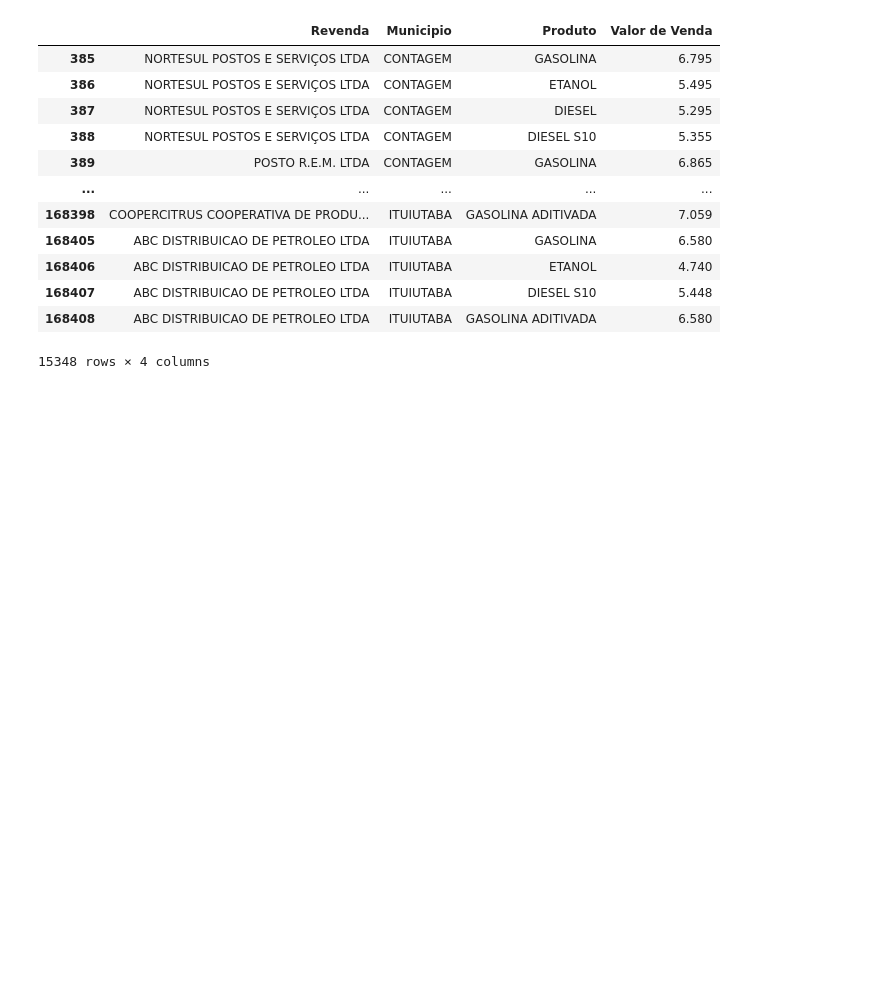
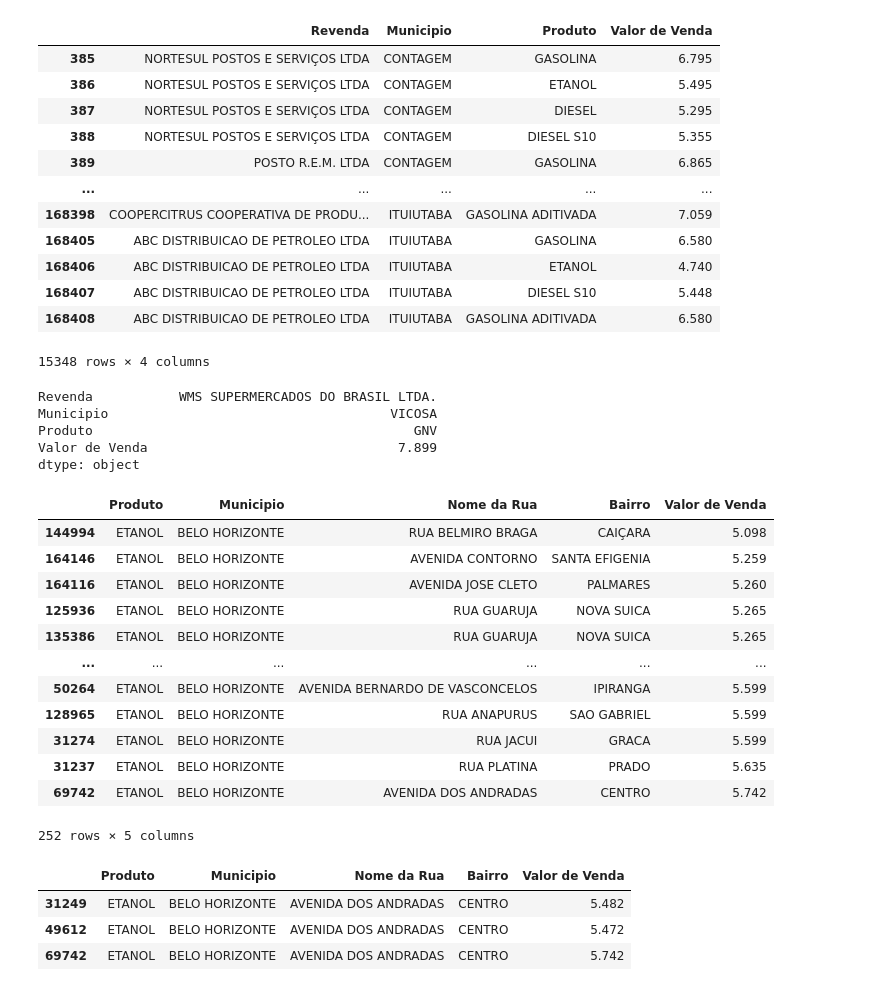
Before and after one commit to josemouraocpt/extensaoPythonPandas, a Jupyter notebook: First.ipynb, the cells around one changed output. Cells and saved outputs as stored; diff of their text form; code cells hidden in the pictures; blank space fills up the shorter version.

```diff
--- a/First.ipynb
+++ b/First.ipynb
@@ -109,3 +109,36 @@ display(combustiveis_df.loc[combustiveis_df['Estado - Sigla'] == "MG", ['Revenda
 | 168407 | ABC DISTRIBUICAO DE PETROLEO LTDA | ITUIUTABA | DIESEL S10 | 5.448 |
 | 168408 | ABC DISTRIBUICAO DE PETROLEO LTDA | ITUIUTABA | GASOLINA ADITIVADA | 6.580 |
 15348 rows × 4 columns
+# %%
+display(combustiveis_df.loc[combustiveis_df['Estado - Sigla'] == "MG", ['Revenda', 'Municipio', 'Produto', 'Valor de Venda']].max())
+# %% [output]
+Revenda           WMS SUPERMERCADOS DO BRASIL LTDA.
+Municipio                                    VICOSA
+Produto                                         GNV
+Valor de Venda                                7.899
+dtype: object
+# %%
+etanol_bh_df = combustiveis_df.loc[(combustiveis_df['Produto'] == 'ETANOL') & (combustiveis_df['Municipio'] == 'BELO HORIZONTE'), ['Produto','Municipio', 'Nome da Rua', 'Bairro', 'Valor de Venda']].sort_values(by="Valor de Venda")
+#etanol_bh_df.sort_values(by='Valor de Venda', inplace=True)
+display(etanol_bh_df)
+# %% [output]
+|  | Produto | Municipio | Nome da Rua | Bairro | Valor de Venda |
+| 144994 | ETANOL | BELO HORIZONTE | RUA BELMIRO BRAGA | CAIÇARA | 5.098 |
+| 164146 | ETANOL | BELO HORIZONTE | AVENIDA CONTORNO | SANTA EFIGENIA | 5.259 |
+| 164116 | ETANOL | BELO HORIZONTE | AVENIDA JOSE CLETO | PALMARES | 5.260 |
+| 125936 | ETANOL | BELO HORIZONTE | RUA GUARUJA | NOVA SUICA | 5.265 |
+| 135386 | ETANOL | BELO HORIZONTE | RUA GUARUJA | NOVA SUICA | 5.265 |
+| ... | ... | ... | ... | ... | ... |
+| 50264 | ETANOL | BELO HORIZONTE | AVENIDA BERNARDO DE VASCONCELOS | IPIRANGA | 5.599 |
+| 128965 | ETANOL | BELO HORIZONTE | RUA ANAPURUS | SAO GABRIEL | 5.599 |
+| 31274 | ETANOL | BELO HORIZONTE | RUA JACUI | GRACA | 5.599 |
+| 31237 | ETANOL | BELO HORIZONTE | RUA PLATINA | PRADO | 5.635 |
+| 69742 | ETANOL | BELO HORIZONTE | AVENIDA DOS ANDRADAS | CENTRO | 5.742 |
+252 rows × 5 columns
+# %%
+etanol_bh_df.loc[etanol_bh_df['Bairro'] == 'CENTRO']
+# %% [output]
+|  | Produto | Municipio | Nome da Rua | Bairro | Valor de Venda |
+| 31249 | ETANOL | BELO HORIZONTE | AVENIDA DOS ANDRADAS | CENTRO | 5.482 |
+| 49612 | ETANOL | BELO HORIZONTE | AVENIDA DOS ANDRADAS | CENTRO | 5.472 |
+| 69742 | ETANOL | BELO HORIZONTE | AVENIDA DOS ANDRADAS | CENTRO | 5.742 |
```
Also changed, not shown: parts of 3 cells of this notebook.
